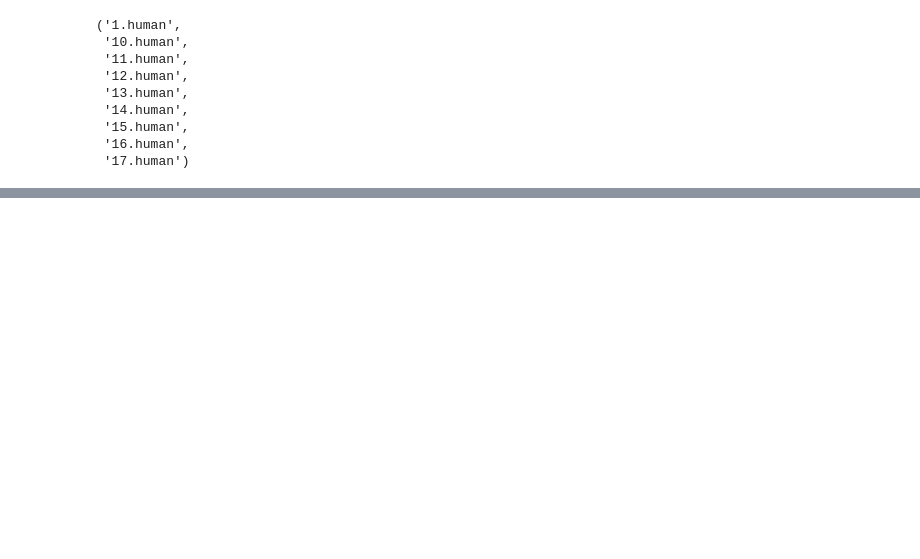
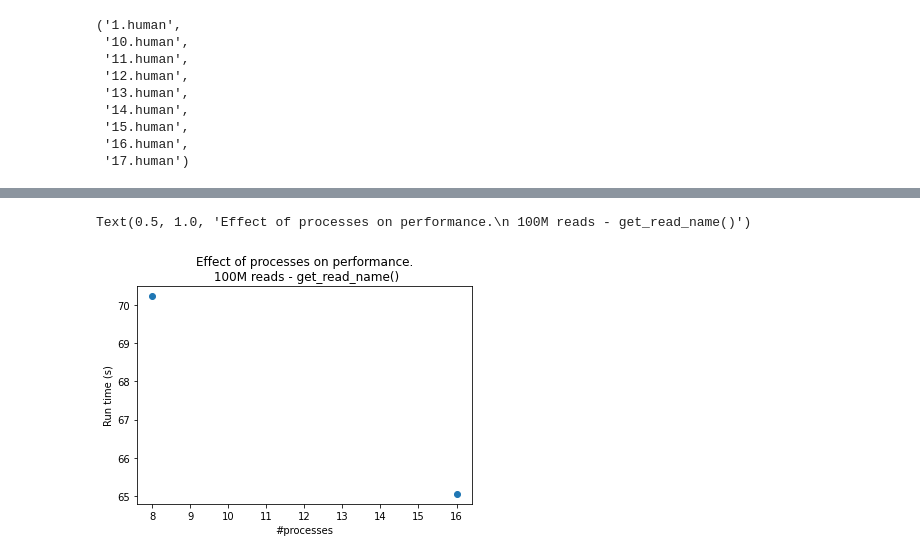
Before and after one commit to jamesbaye/mppysam, a Jupyter notebook: notebooks/2020-11-24_mp-pool-regions.ipynb, the cells around one changed output, grey strips where cells are left out. Drawn from its saved outputs; the diff is of its cells as text; code cells hidden in the pictures; blank space fills up the shorter version.

```diff
--- a/notebooks/2020-11-24_mp-pool-regions.ipynb
+++ b/notebooks/2020-11-24_mp-pool-regions.ipynb
@@ -74,0 +96,2 @@ print(datetime.now())
+# %%
+largerbampath = "/servers/bio-shares-3/chalut/jb2094/projects/190701_shu_GSE115943/map/D14_2i_C1.bam"
@@ -74,0 +107,18 @@ print(datetime.now())
+# %%
+def get_read_name(read):
+    return read.query_name
+
+plt.scatter(
+    *benchmark_effect_processes(
+        processes_args=(8, 16),
+        bampath=largerbampath,
+        number=1,
+        row_func=get_read_name
+    )
+)
+plt.xlabel("#processes")
+plt.ylabel("Run time (s)")
+plt.title("Effect of processes on performance.\n 100M reads - get_read_name()")
+# %% [output]
+Text(0.5, 1.0, 'Effect of processes on performance.\n 100M reads - get_read_name()')
+[figure, added]
```
Also changed, not shown: parts of 13 cells of this notebook.
